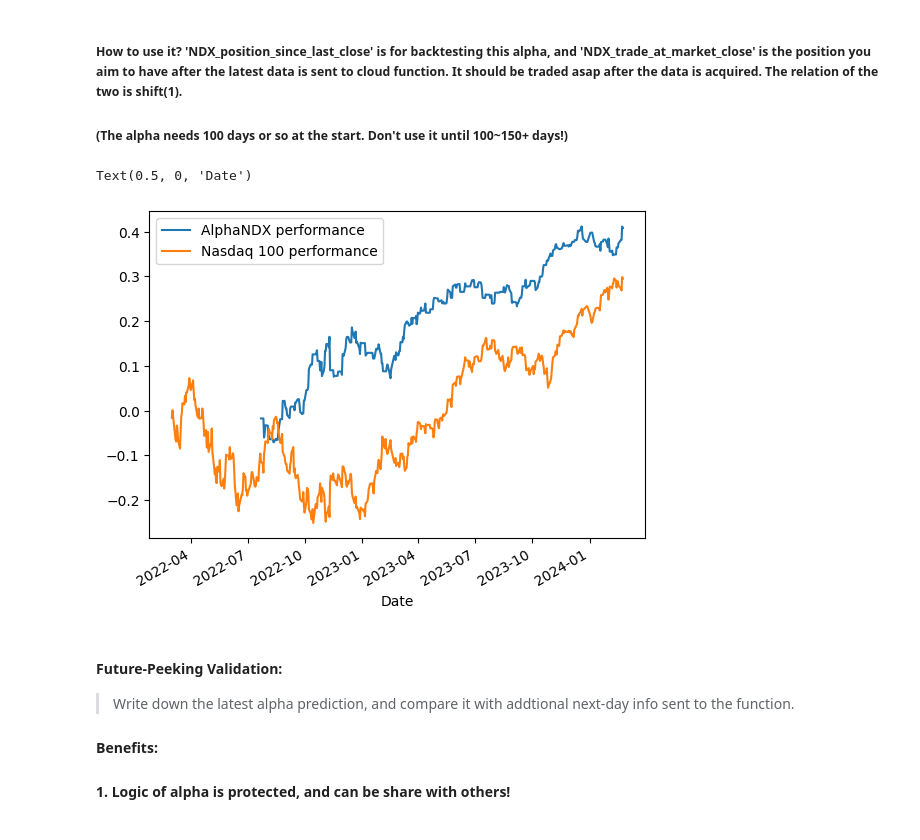
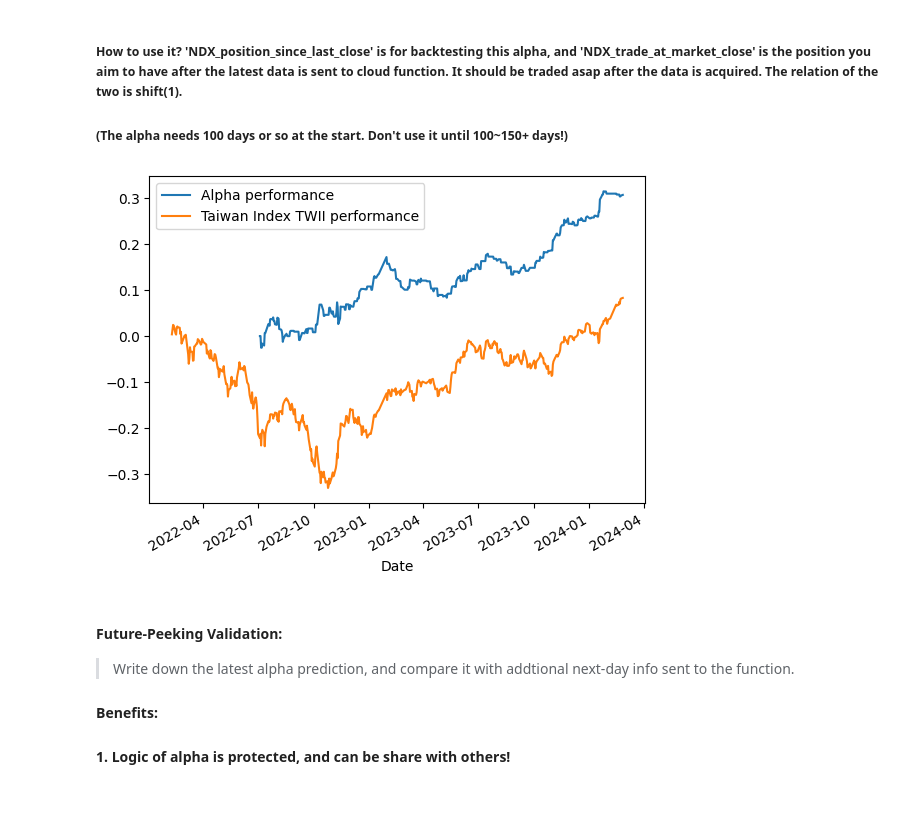
Before and after one commit to tcn1john/Alpha_Blackbox, a Jupyter notebook: TWII_next_day_alpha.ipynb, the cells around one changed output. Saved outputs shown, nothing was run; the diff lists cells and outputs as text; code cells hidden in the pictures.

```diff
--- a/TWII_next_day_alpha.ipynb
+++ b/TWII_next_day_alpha.ipynb
@@ -19,6 +19,6 @@ def getprice_yf(tickername, period_default, interval):
 # %% [markdown]
 ### Get data from yahoo finance.
 # %%
-df = getprice_yf('^NDX', '500d', '1d')
+df = getprice_yf('^TWII', '500d', '1d')
 df['returns'] = df.Close.pct_change()
 # %% [output]
@@ -38,7 +38,7 @@ df.tail(5)
 # %%
 def get_ndx_alp_from_kbars_df(df):
     import requests
-    url = 'https://asia-east1-grounded-access-387509.cloudfunctions.net/AlphaReturn'  # Replace this with your API endpoint
+    url = 'https://asia-east1-grounded-access-387509.cloudfunctions.net/AlphaReturn_TWII'  # Replace this with your API endpoint
     headers = {'Content-Type': 'application/json'}
     try:
         response = requests.post(url, data=df.to_json(orient='records'), headers=headers)
@@ -53,6 +53,6 @@ cloud_alp = get_ndx_alp_from_kbars_df(df)
 alpdf = pd.read_json(cloud_alp)
 alpdf.iloc[:100,:2] = np.nan
 alpdf.index = df.index
-alpdf.to_csv('historical_alpha_validation_since_202402.csv')
+alpdf.to_csv('TWII_historical_alpha_validation_since_202402.csv')
 alpdf
 # %% [output]
@@ -76,13 +76,13 @@ alpdf
 ##### (The alpha needs 100 days or so at the start. Don't use it until 100~150+ days!)
 # %%
 import matplotlib.pyplot as plt
-fig = ( alpdf['NDX_position_since_last_close'] * (alpdf.returns) ).cumsum().plot(label = 'AlphaNDX performance')
-plt.plot( ((1) * alpdf.returns).cumsum() , label = 'Nasdaq 100 performance')
+fig = ( alpdf['position_since_last_close'] * (alpdf.returns) ).cumsum().plot(label = 'Alpha performance')
+plt.plot( ((1) * alpdf.returns).cumsum() , label = 'Taiwan Index TWII performance')
 plt.legend()
 plt.xlabel('Date')
+plt.show()
 # %% [output]
-Text(0.5, 0, 'Date')
-[figure, old version]
+[figure, new version]
 # %% [markdown]
 #### Future-Peeking Validation:
 > Write down the latest alpha prediction, and compare it with addtional next-day info sent to the function.
```
Also changed, not shown: parts of 3 cells of this notebook.
